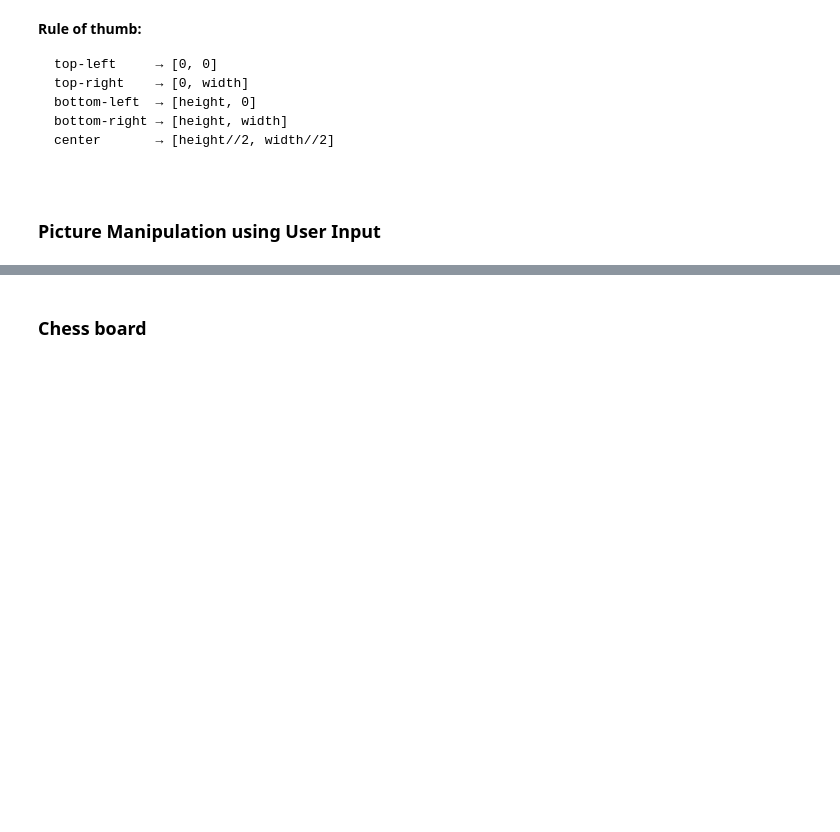
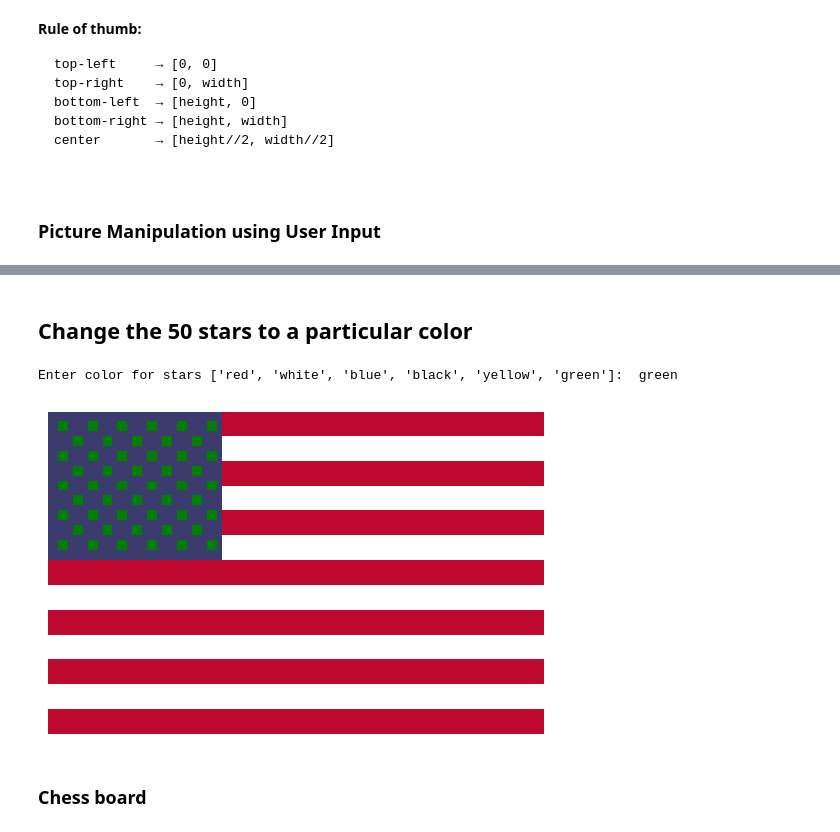
Before and after one commit to s3achan/Image_Processing, a Jupyter notebook: Pixel Art & Image Processing -User Input.ipynb, the cells around one changed output, grey strips where cells are left out. Saved outputs shown, nothing was run; the diff lists cells and outputs as text; code cells hidden in the pictures; blank space fills up the shorter version.

```diff
--- a/Pixel Art & Image Processing -User Input.ipynb
+++ b/Pixel Art & Image Processing -User Input.ipynb
@@ -204,3 +208,23 @@ Enter color ['red', 'white', 'blue', 'black', 'yellow', 'green']:  red
+# %% [markdown]
+## Change the 50 stars to a particular color
+# %%
+color_map = {"red":    (191, 10, 48),"white":  (255, 255, 255),"blue":(60, 59, 110),"black":  (0, 0, 0),"yellow": (255, 255, 0),"green":  (0, 128, 0),}
+color_name = input(f"Enter color for stars {list(color_map.keys())}: ").strip().lower()
+
+if color_name not in color_map:
+    print(f"Unknown color! Choose from: {list(color_map.keys())}")
+else:
+    # Find all white star pixels and recolor them
+    star_mask = (
+        (flag[:bh, :bw, 0] == 255) &
+        (flag[:bh, :bw, 1] == 255) &
+        (flag[:bh, :bw, 2] == 255)
+    )
+    flag[:bh, :bw][star_mask] = color_map[color_name]
+    show_image(Image.fromarray(flag))
+# %% [output]
+Enter color for stars ['red', 'white', 'blue', 'black', 'yellow', 'green']:  green
+[figure, added]
 # %% [markdown]
 ### Chess board
 # %%
```
Also changed, not shown: parts of 4 cells of this notebook.
